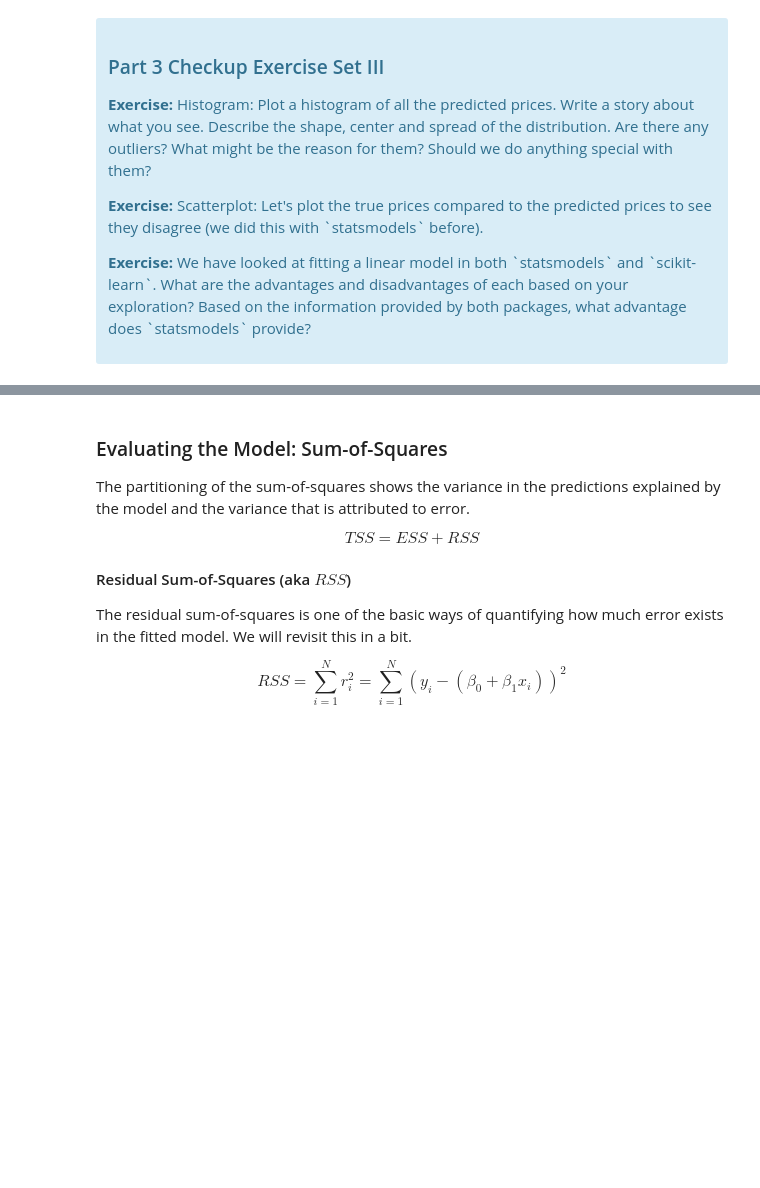
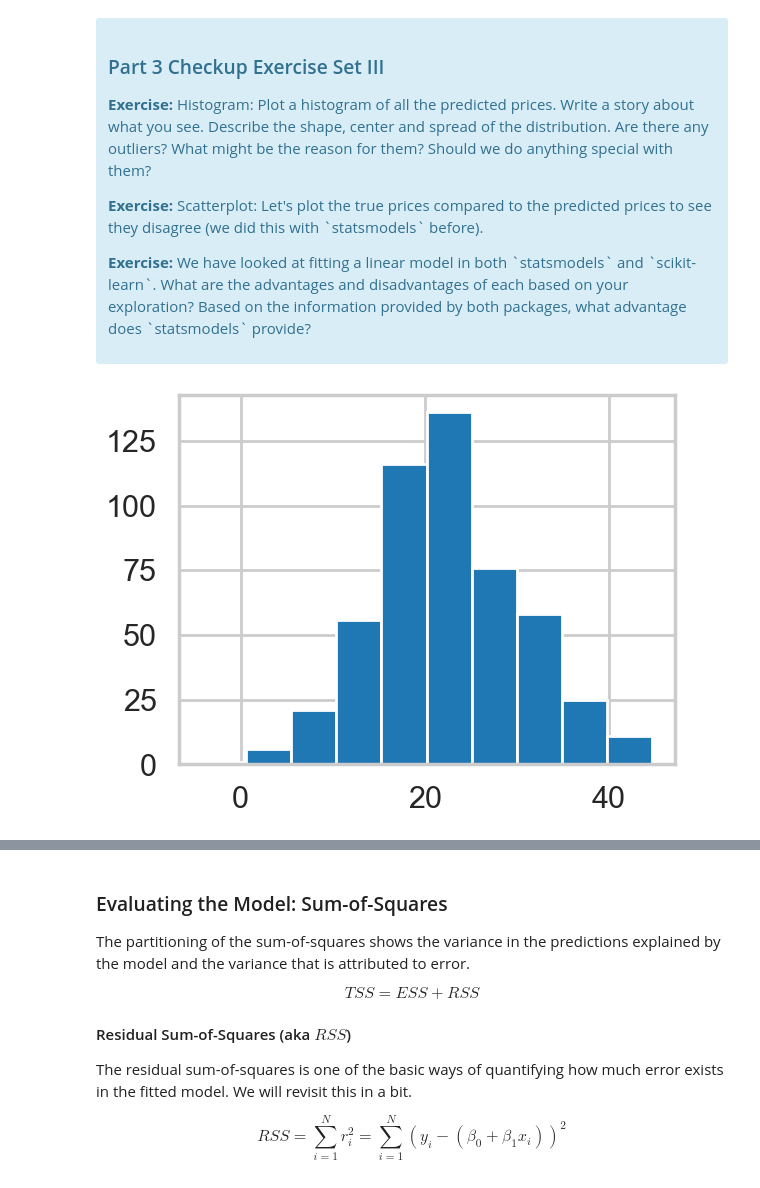
Before and after one commit to mdgarber/BostonHousing, a Jupyter notebook: 1723209039_Case_Study_-_Boston_Housing_Instructions/Case Study - Boston Housing/Mini_Project_Linear_Regression.ipynb, the cells around one changed output, grey strips where cells are left out. Drawn from its saved outputs; the diff is of its cells as text; code cells hidden in the pictures; blank space fills up the shorter version.

```diff
--- a/1723209039_Case_Study_-_Boston_Housing_Instructions/Case Study - Boston Housing/Mini_Project_Linear_Regression.ipynb
+++ b/1723209039_Case_Study_-_Boston_Housing_Instructions/Case Study - Boston Housing/Mini_Project_Linear_Regression.ipynb
@@ -526,0 +525,7 @@ array([30.00384338, 25.02556238, 30.56759672, 28.60703649, 27.94352423])
+# %%
+# your turn
+Y_house_Pred = lm.predict(X)
+plt.hist(x=Y_house_Pred)
+plt.show()
+# %% [output]
+[figure, added]
```
Also changed, not shown: parts of 9 cells of this notebook.
